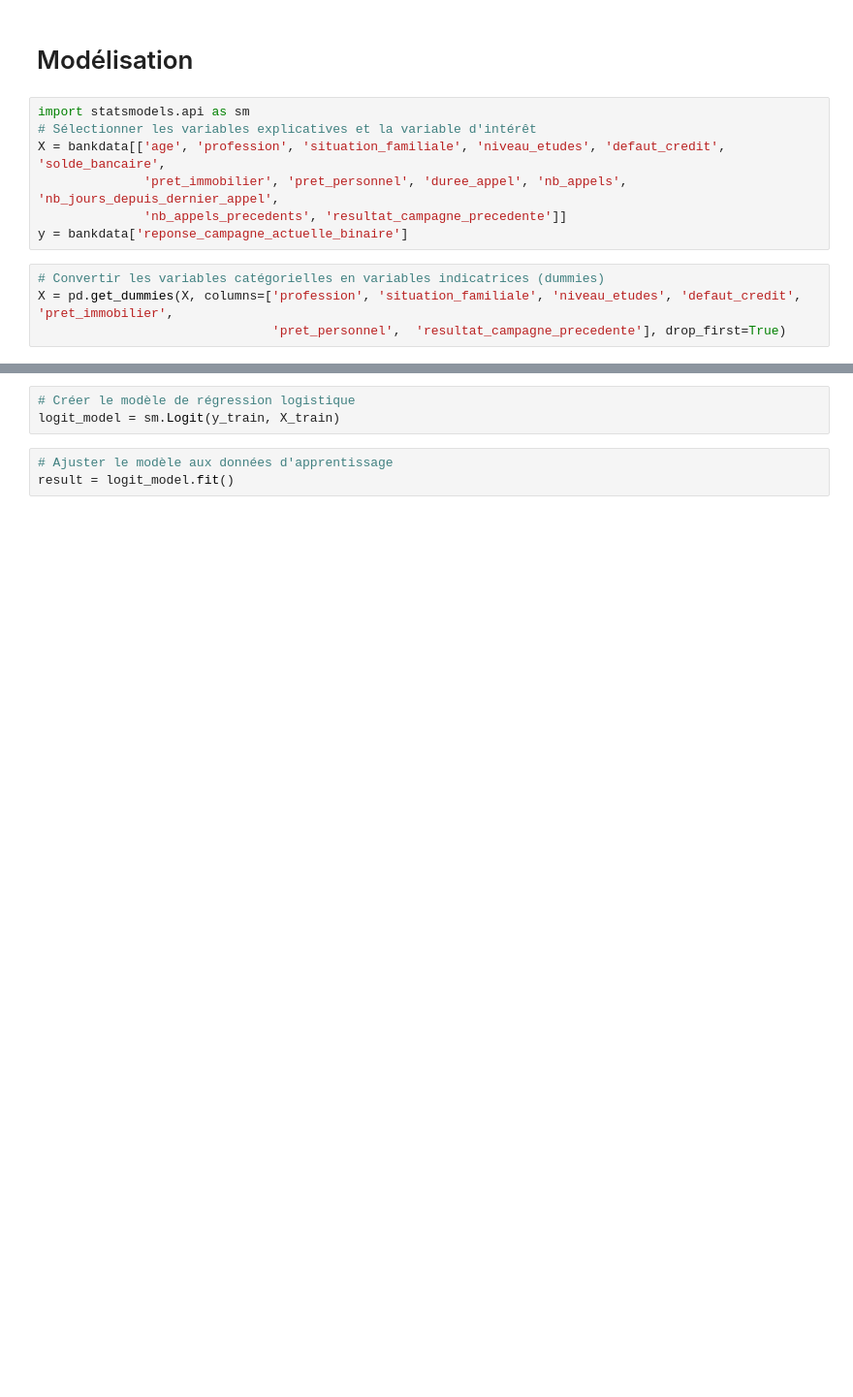
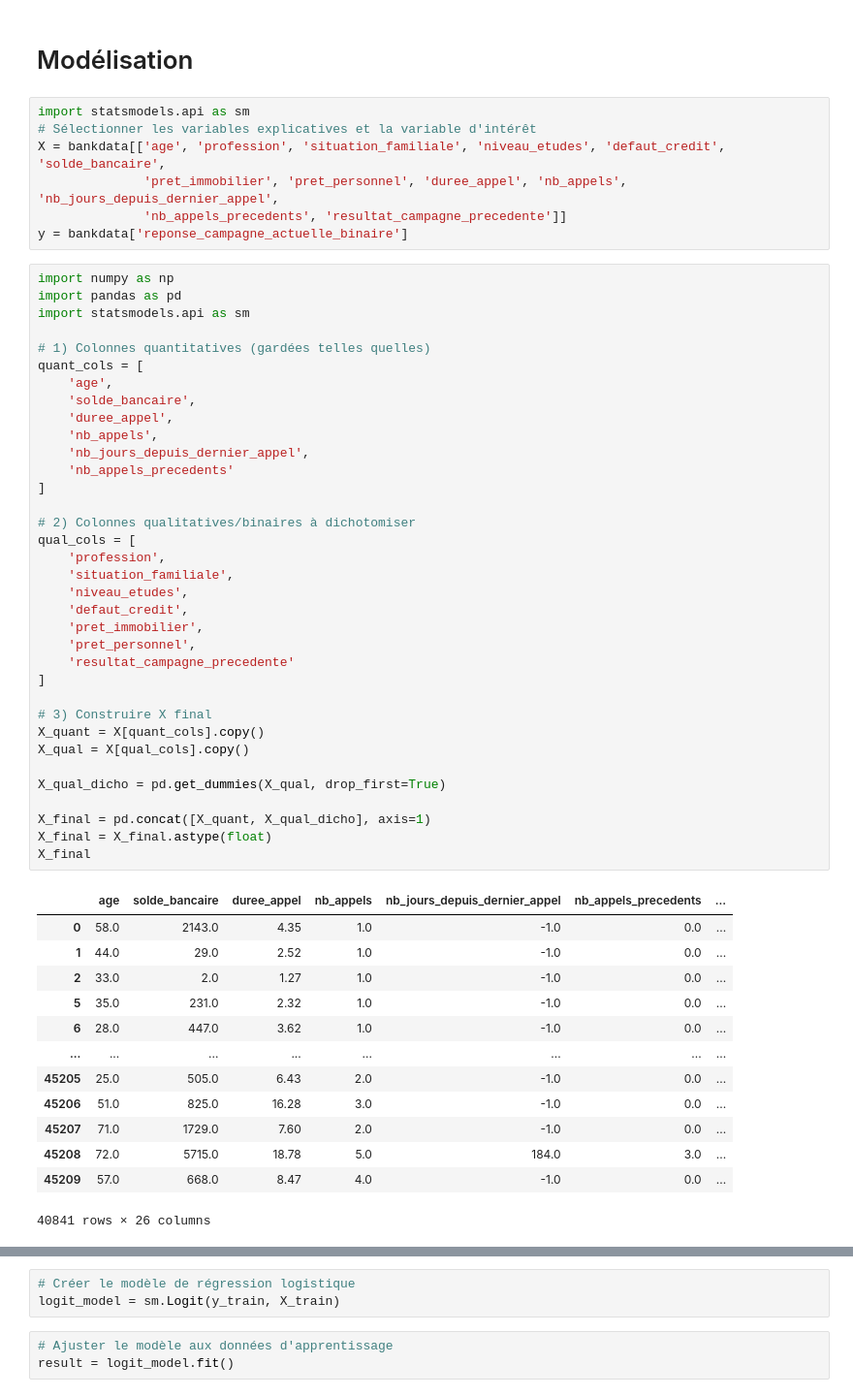
Before and after one commit to natachanj/Bootcamp-Acc-l-rateur-IA-Cohorte-1, a Jupyter notebook: Semaine4/Session1/02_Classification/01_Classification_Logistic_Regression.ipynb, the cells around one changed output, grey strips where cells are left out. Shown at 97% size. Drawn from its saved outputs; the diff is of its cells as text; blank space fills up the shorter version.

```diff
--- a/Semaine4/Session1/02_Classification/01_Classification_Logistic_Regression.ipynb
+++ b/Semaine4/Session1/02_Classification/01_Classification_Logistic_Regression.ipynb
@@ -259,7 +401,52 @@ X = bankdata[['age', 'profession', 'situation_familiale', 'niveau_etudes', 'defa
               'pret_immobilier', 'pret_personnel', 'duree_appel', 'nb_appels', 'nb_jours_depuis_dernier_appel',
               'nb_appels_precedents', 'resultat_campagne_precedente']]
 y = bankdata['reponse_campagne_actuelle_binaire']
-# %%
-# Convertir les variables catégorielles en variables indicatrices (dummies)
-X = pd.get_dummies(X, columns=['profession', 'situation_familiale', 'niveau_etudes', 'defaut_credit', 'pret_immobilier',
-                               'pret_personnel',  'resultat_campagne_precedente'], drop_first=True)
+# %%
+import numpy as np
+import pandas as pd
+import statsmodels.api as sm
+
+# 1) Colonnes quantitatives (gardées telles quelles)
+quant_cols = [
+    'age',
+    'solde_bancaire',
+    'duree_appel',
+    'nb_appels',
+    'nb_jours_depuis_dernier_appel',
+    'nb_appels_precedents'
+]
+
+# 2) Colonnes qualitatives/binaires à dichotomiser
+qual_cols = [
+    'profession',
+    'situation_familiale',
+    'niveau_etudes',
+    'defaut_credit',
+    'pret_immobilier',
+    'pret_personnel',
+    'resultat_campagne_precedente'
+]
+
+# 3) Construire X final
+X_quant = X[quant_cols].copy()
+X_qual = X[qual_cols].copy()
+
+X_qual_dicho = pd.get_dummies(X_qual, drop_first=True)
+
+X_final = pd.concat([X_quant, X_qual_dicho], axis=1)
+X_final = X_final.astype(float)
+X_final
+# %% [output]
+|  | age | solde_bancaire | duree_appel | nb_appels | nb_jours_depuis_dernier_appel | nb_appels_precedents | ... |
+| 0 | 58.0 | 2143.0 | 4.35 | 1.0 | -1.0 | 0.0 | ... |
+| 1 | 44.0 | 29.0 | 2.52 | 1.0 | -1.0 | 0.0 | ... |
+| 2 | 33.0 | 2.0 | 1.27 | 1.0 | -1.0 | 0.0 | ... |
+| 5 | 35.0 | 231.0 | 2.32 | 1.0 | -1.0 | 0.0 | ... |
+| 6 | 28.0 | 447.0 | 3.62 | 1.0 | -1.0 | 0.0 | ... |
+| ... | ... | ... | ... | ... | ... | ... | ... |
+| 45205 | 25.0 | 505.0 | 6.43 | 2.0 | -1.0 | 0.0 | ... |
+| 45206 | 51.0 | 825.0 | 16.28 | 3.0 | -1.0 | 0.0 | ... |
+| 45207 | 71.0 | 1729.0 | 7.60 | 2.0 | -1.0 | 0.0 | ... |
+| 45208 | 72.0 | 5715.0 | 18.78 | 5.0 | 184.0 | 3.0 | ... |
+| 45209 | 57.0 | 668.0 | 8.47 | 4.0 | -1.0 | 0.0 | ... |
+40841 rows × 26 columns
```
Also changed, not shown: parts of 28 cells of this notebook.
